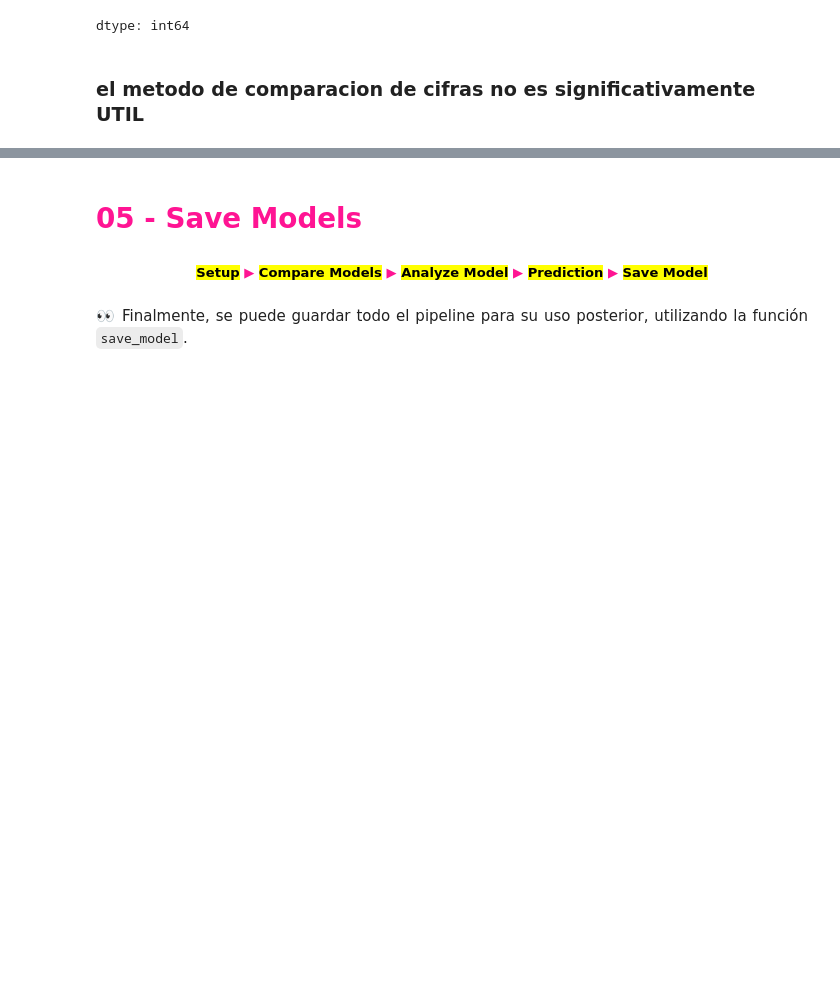
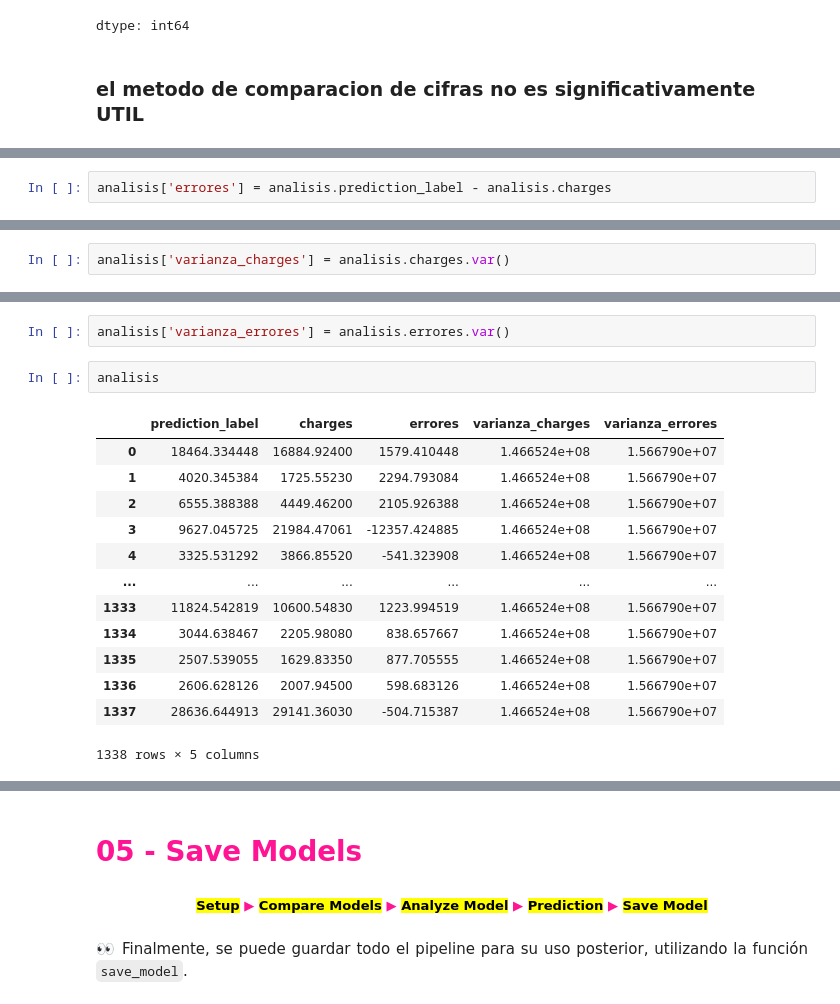
Before and after one commit to Viny2030/UMSA, a Jupyter notebook: bds_pycaret_002_01_aconcagua.ipynb, the cells around one changed output, grey strips where cells are left out. Drawn from its saved outputs; the diff is of its cells as text; blank space fills up the shorter version.

```diff
--- a/bds_pycaret_002_01_aconcagua.ipynb
+++ b/bds_pycaret_002_01_aconcagua.ipynb
@@ -781,0 +860,2 @@ dtype: int64
+# %%
+analisis['errores'] = analisis.prediction_label - analisis.charges
@@ -781,0 +878,2 @@ dtype: int64
+# %%
+analisis['varianza_charges'] = analisis.charges.var()
@@ -781,0 +896,18 @@ dtype: int64
+# %%
+analisis['varianza_errores'] = analisis.errores.var()
+# %%
+analisis
+# %% [output]
+|  | prediction_label | charges | errores | varianza_charges | varianza_errores |
+| 0 | 18464.334448 | 16884.92400 | 1579.410448 | 1.466524e+08 | 1.566790e+07 |
+| 1 | 4020.345384 | 1725.55230 | 2294.793084 | 1.466524e+08 | 1.566790e+07 |
+| 2 | 6555.388388 | 4449.46200 | 2105.926388 | 1.466524e+08 | 1.566790e+07 |
+| 3 | 9627.045725 | 21984.47061 | -12357.424885 | 1.466524e+08 | 1.566790e+07 |
+| 4 | 3325.531292 | 3866.85520 | -541.323908 | 1.466524e+08 | 1.566790e+07 |
+| ... | ... | ... | ... | ... | ... |
+| 1333 | 11824.542819 | 10600.54830 | 1223.994519 | 1.466524e+08 | 1.566790e+07 |
+| 1334 | 3044.638467 | 2205.98080 | 838.657667 | 1.466524e+08 | 1.566790e+07 |
+| 1335 | 2507.539055 | 1629.83350 | 877.705555 | 1.466524e+08 | 1.566790e+07 |
+| 1336 | 2606.628126 | 2007.94500 | 598.683126 | 1.466524e+08 | 1.566790e+07 |
+| 1337 | 28636.644913 | 29141.36030 | -504.715387 | 1.466524e+08 | 1.566790e+07 |
+1338 rows × 5 columns
```
Also changed, not shown: parts of 27 cells of this notebook.
